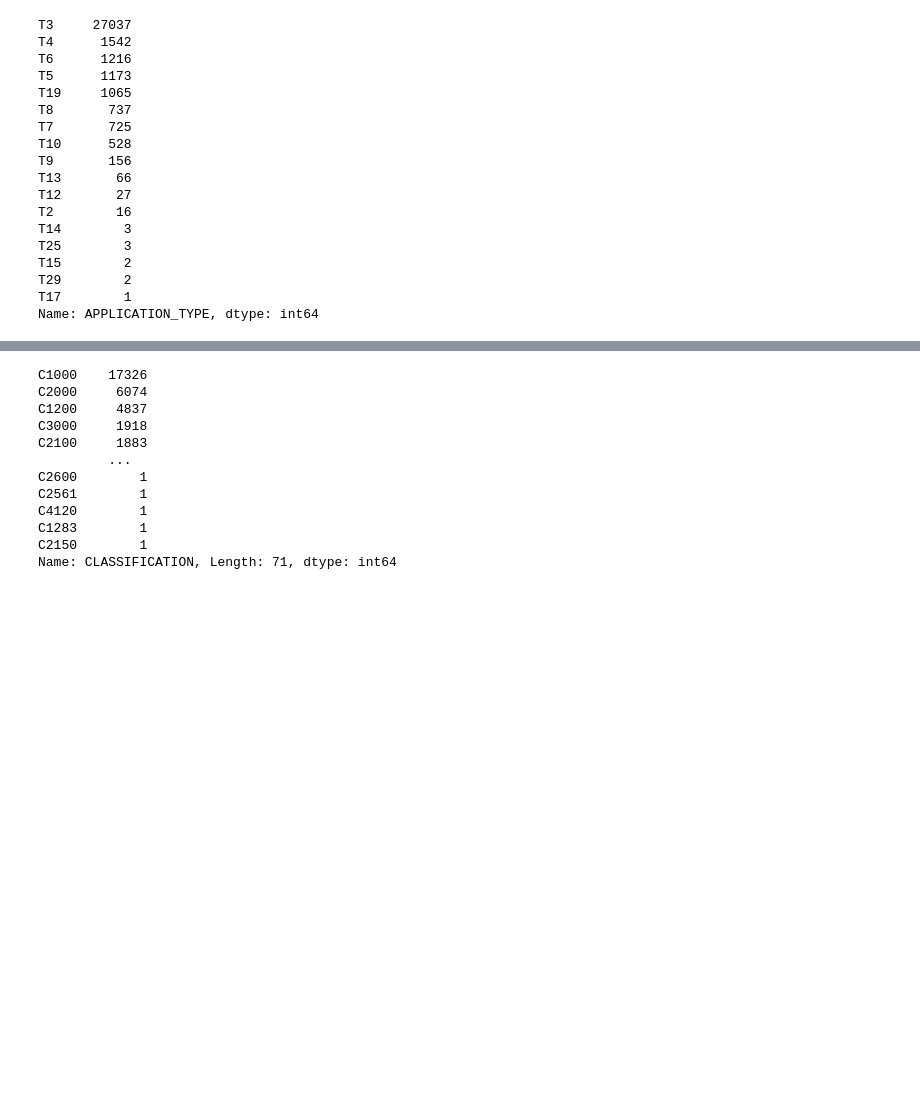
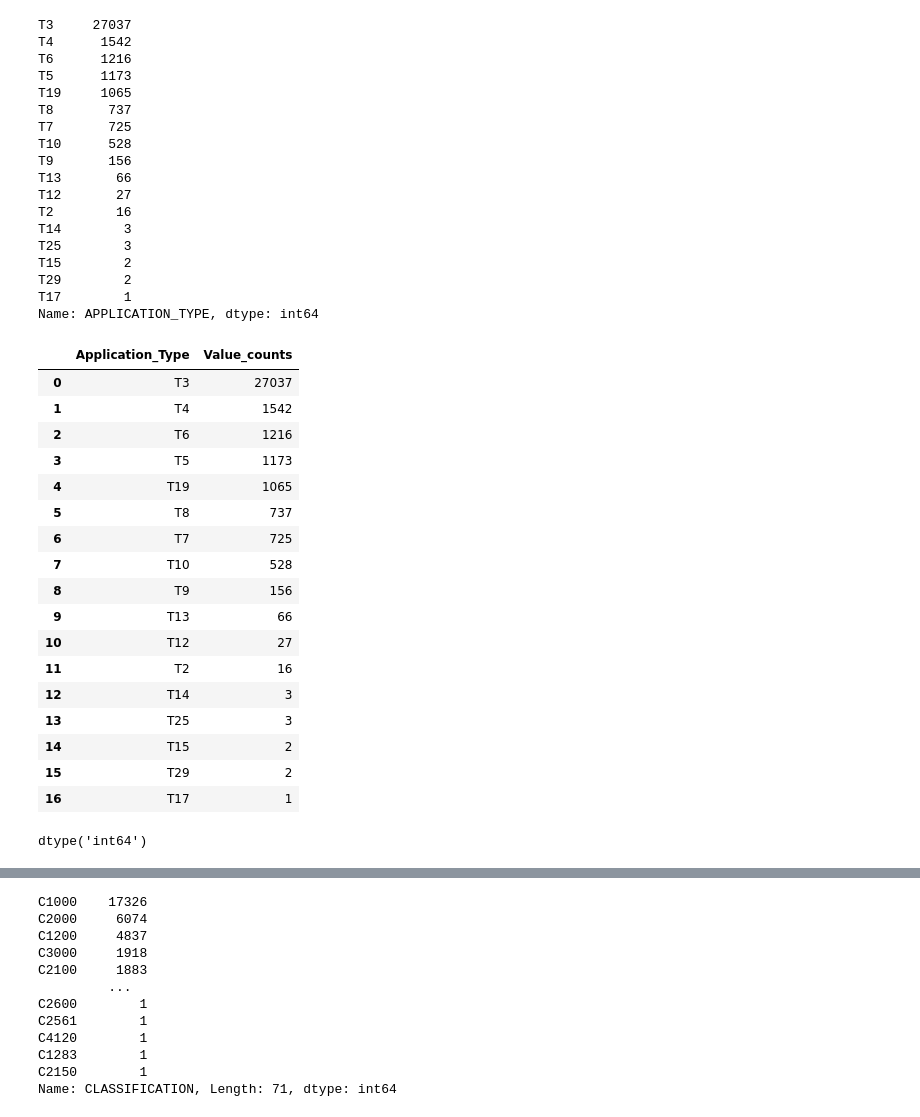
Before and after one commit to chokison79/deep-learning, a Jupyter notebook: Deep-Learning homework/Instructions/Starter_Code.ipynb, the cells around one changed output, grey strips where cells are left out. Cells and saved outputs as stored; diff of their text form; code cells hidden in the pictures; blank space fills up the shorter version.

```diff
--- a/Deep-Learning homework/Instructions/Starter_Code.ipynb
+++ b/Deep-Learning homework/Instructions/Starter_Code.ipynb
@@ -115,3 +128,34 @@ T15        2
 T29        2
 T17        1
 Name: APPLICATION_TYPE, dtype: int64
+# %%
+value_df = pd.DataFrame({"Application_Type":[ "T3", "T4", "T6","T5","T19","T8","T7","T10","T9","T13","T12","T2","T14","T25","T15","T29","T17"],
+                "Value_counts":[ "27037","1542","1216", "1173", "1065", "737", "725", "528", "156", "66", "27", "16", "3", "3", "2", "2", "1"]})
+
+
+value_df
+# %% [output]
+|  | Application_Type | Value_counts |
+| 0 | T3 | 27037 |
+| 1 | T4 | 1542 |
+| 2 | T6 | 1216 |
+| 3 | T5 | 1173 |
+| 4 | T19 | 1065 |
+| 5 | T8 | 737 |
+| 6 | T7 | 725 |
+| 7 | T10 | 528 |
+| 8 | T9 | 156 |
+| 9 | T13 | 66 |
+| 10 | T12 | 27 |
+| 11 | T2 | 16 |
+| 12 | T14 | 3 |
+| 13 | T25 | 3 |
+| 14 | T15 | 2 |
+| 15 | T29 | 2 |
+| 16 | T17 | 1 |
+# %%
+value_df['Value_counts'] = pd.to_numeric(value_df['Value_counts'])
+
+value_df['Value_counts'].dtype
+# %% [output]
+dtype('int64')
```
Also changed, not shown: parts of 9 cells of this notebook.
